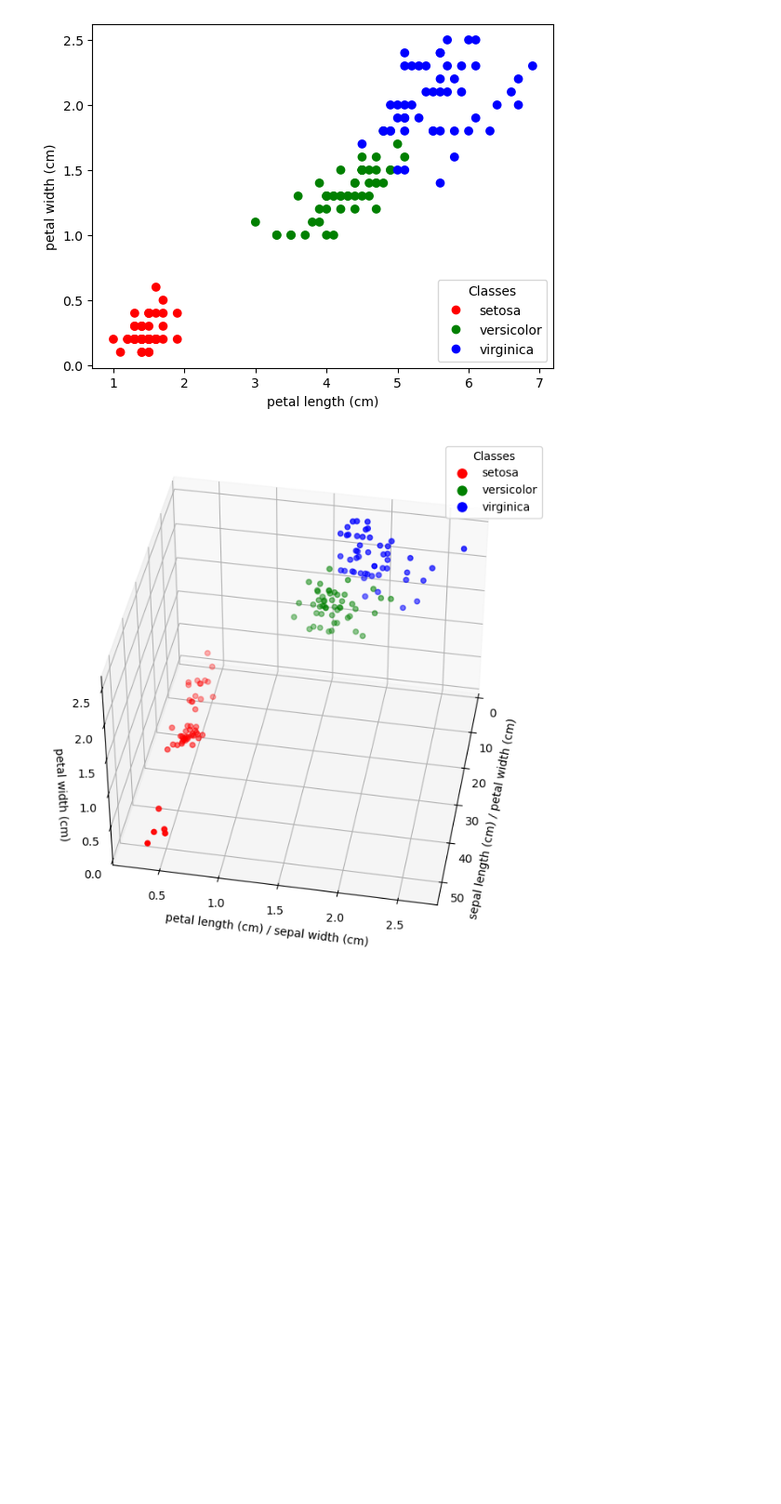
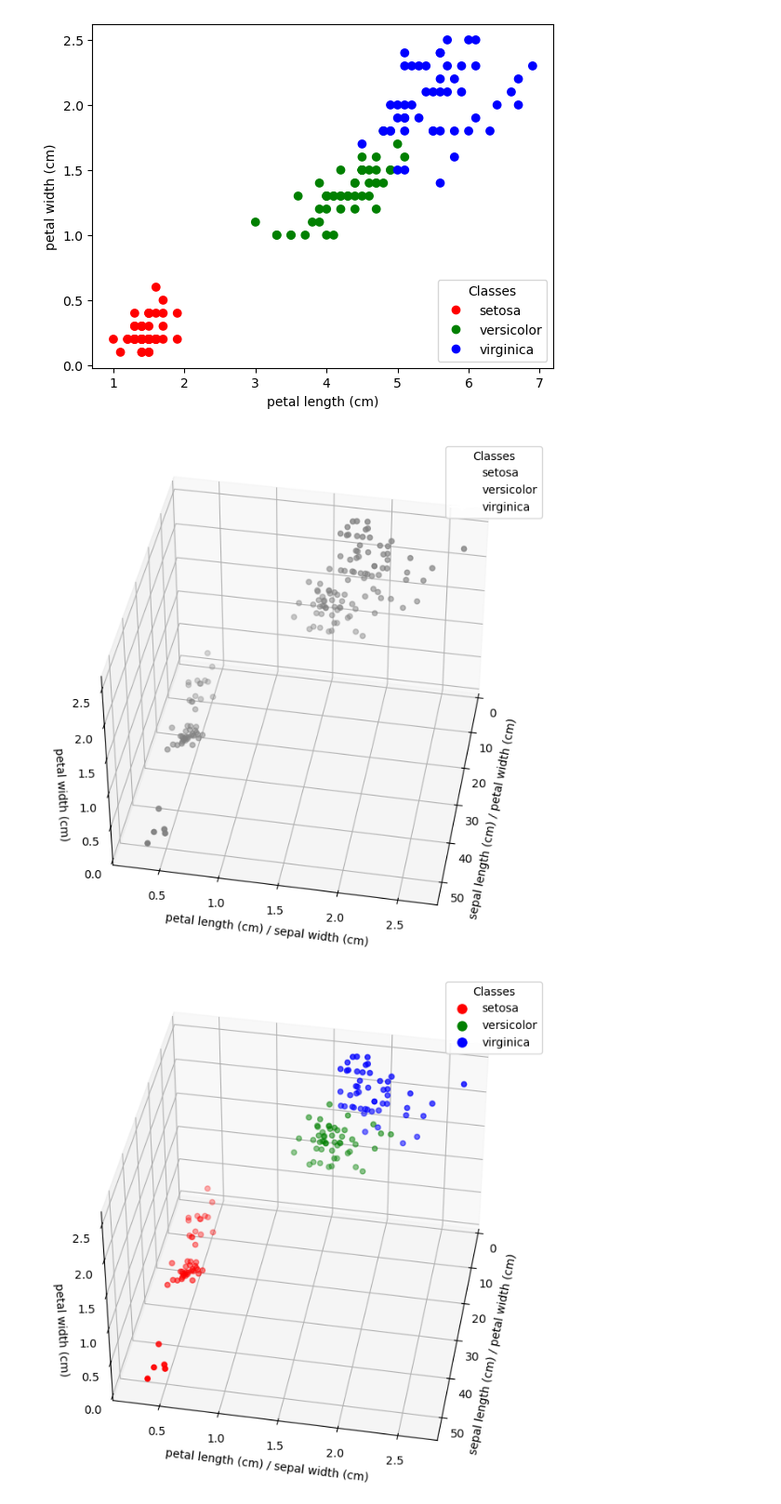
Before and after one commit to gmarsich/BIRCH, a Jupyter notebook: code/UL.ipynb, the cells around one changed output. Shown at 93% size. Saved outputs shown, nothing was run; the diff lists cells and outputs as text; code cells hidden in the pictures; blank space fills up the shorter version.

```diff
--- a/code/UL.ipynb
+++ b/code/UL.ipynb
@@ -112,5 +155,17 @@ plot2D_iris(data_x = iris.data[:, feature_x], name_x = iris.feature_names[featur
 # %% [output]
 [figure]
+# %%
+feature_x_num = 0
+feature_x_den = 3
+feature_y_num = 2
+feature_y_den = 1
+feature_z = 3
+
+plot3D_iris(data_x_num = iris.data[:, feature_x_num], name_x_num = iris.feature_names[feature_x_num], data_x_den = iris.data[:, feature_x_den], name_x_den = iris.feature_names[feature_x_den],
+            data_y_num = iris.data[:, feature_y_num], name_y_num = iris.feature_names[feature_y_num], data_y_den = iris.data[:, feature_y_den], name_y_den = iris.feature_names[feature_y_den],
+            data_z = iris.data[:, feature_z], name_z = iris.feature_names[feature_z], target = iris.target, colors_on = False, predict_on = False, name_image = "iris_3D_1.jpg")
+# %% [output]
+[figure, added]
 # %%
 feature_x_num = 0
 feature_x_den = 3
```
Also changed, not shown: parts of 17 cells of this notebook, 4 other files.
